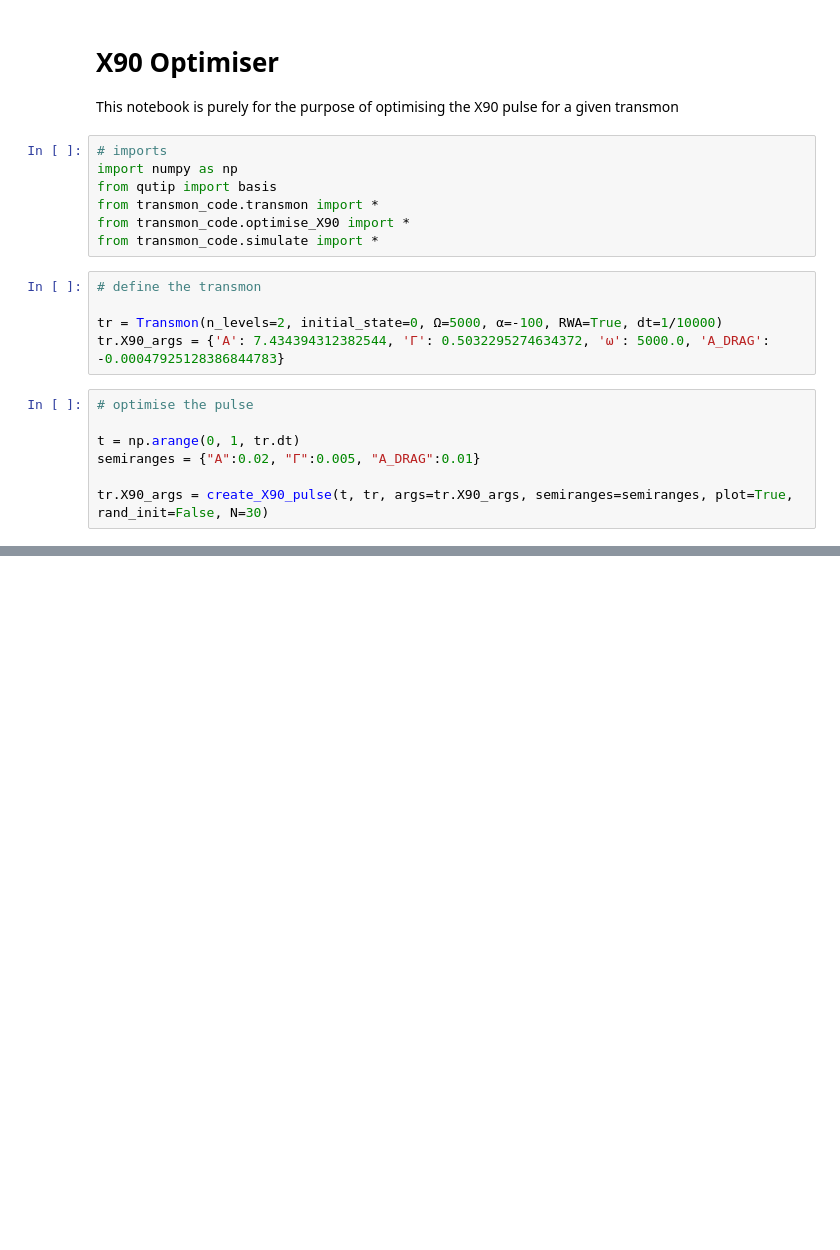
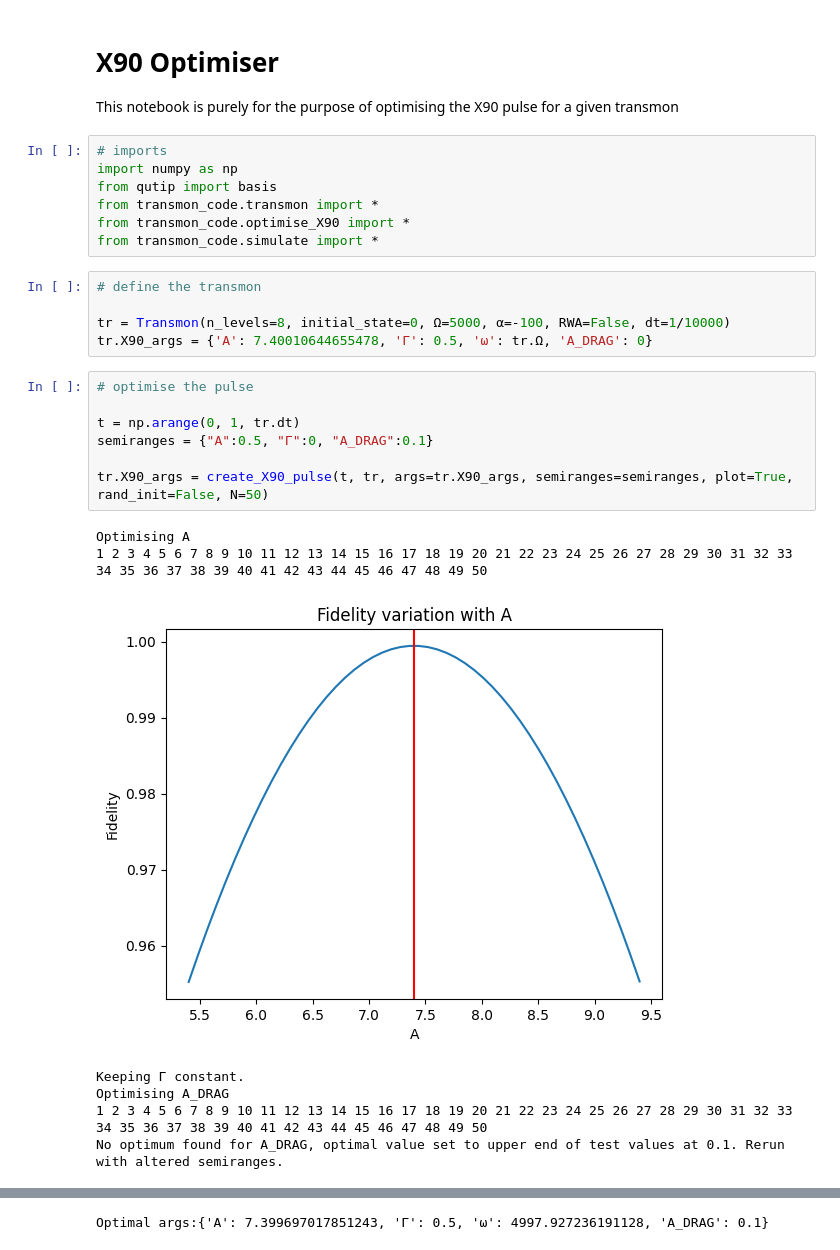
Before and after one commit to manavbabel/Transmon-Simulation, a Jupyter notebook: X90 Optimisation.ipynb, the cells around one changed output, grey strips where cells are left out. Cells and saved outputs as stored; diff of their text form; blank space fills up the shorter version.

```diff
--- a/X90 Optimisation.ipynb
+++ b/X90 Optimisation.ipynb
@@ -12,12 +12,20 @@ from transmon_code.simulate import *
 # %%
 # define the transmon
 
-tr = Transmon(n_levels=2, initial_state=0, Ω=5000, α=-100, RWA=True, dt=1/10000)
-tr.X90_args = {'A': 7.434394312382544, 'Γ': 0.5032295274634372, 'ω': 5000.0, 'A_DRAG': -0.00047925128386844783}
+tr = Transmon(n_levels=8, initial_state=0, Ω=5000, α=-100, RWA=False, dt=1/10000)
+tr.X90_args = {'A': 7.40010644655478, 'Γ': 0.5, 'ω': tr.Ω, 'A_DRAG': 0}
 # %%
 # optimise the pulse
 
 t = np.arange(0, 1, tr.dt)
-semiranges = {"A":0.02, "Γ":0.005, "A_DRAG":0.01}
+semiranges = {"A":0.5, "Γ":0, "A_DRAG":0.1}
 
-tr.X90_args = create_X90_pulse(t, tr, args=tr.X90_args, semiranges=semiranges, plot=True, rand_init=False, N=30)
+tr.X90_args = create_X90_pulse(t, tr, args=tr.X90_args, semiranges=semiranges, plot=True, rand_init=False, N=50)
+# %% [output]
+Optimising A
+1 2 3 4 5 6 7 8 9 10 11 12 13 14 15 16 17 18 19 20 21 22 23 24 25 26 27 28 29 30 31 32 33 34 35 36 37 38 39 40 41 42 43 44 45 46 47 48 49 50
+[figure, added]
+Keeping Γ constant.
+Optimising A_DRAG
+1 2 3 4 5 6 7 8 9 10 11 12 13 14 15 16 17 18 19 20 21 22 23 24 25 26 27 28 29 30 31 32 33 34 35 36 37 38 39 40 41 42 43 44 45 46 47 48 49 50
+No optimum found for A_DRAG, optimal value set to upper end of test values at 0.1. Rerun with altered semiranges.
@@ -24,3 +33,4 @@ tr.X90_args = create_X90_pulse(t, tr, args=tr.X90_args, semiranges=semiranges, p
+Optimal args:{'A': 7.399697017851243, 'Γ': 0.5, 'ω': 4997.927236191128, 'A_DRAG': 0.1}
 # %%
 # check result
 
```
Also changed, not shown: parts of 2 cells of this notebook, 6 other files.
